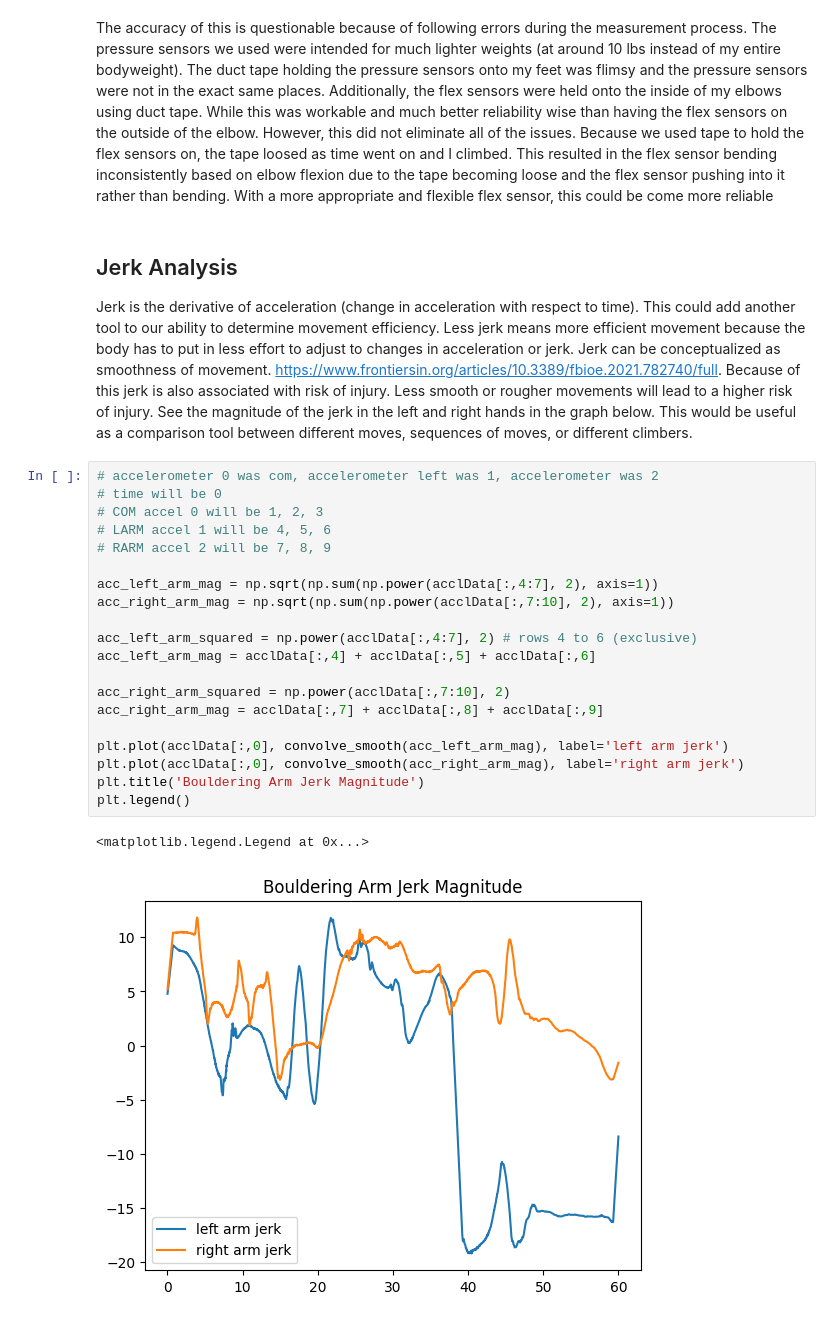
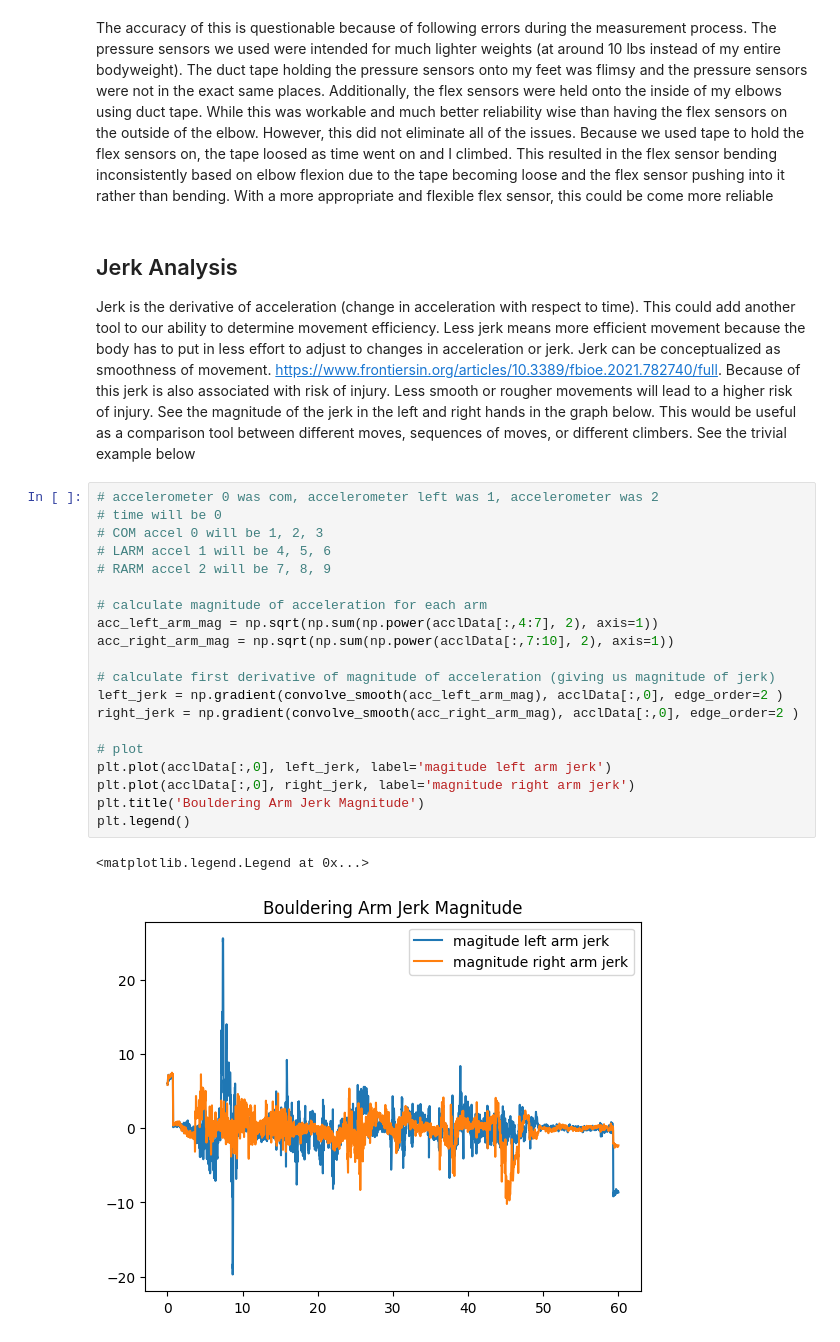
Before and after one commit to tobin-ford/CSCI-250-Capstone, a Jupyter notebook: efficiency_analysis.ipynb, the cells around one changed output. Drawn from its saved outputs; the diff is of its cells as text.

Commit message:
Tobin: Simple Arm Jerk Analysis

```diff
--- a/efficiency_analysis.ipynb
+++ b/efficiency_analysis.ipynb
@@ -171,27 +171,27 @@ The accuracy of this is questionable because of following errors during the meas
 # %% [markdown]
 ## Jerk Analysis
 
-Jerk is the derivative of acceleration (change in acceleration with respect to time). This could add another tool to our ability to determine movement efficiency. Less jerk means more efficient movement because the body has to put in less effort to adjust to changes in acceleration or jerk. Jerk can be conceptualized as smoothness of movement. https://www.frontiersin.org/articles/10.3389/fbioe.2021.782740/full. Because of this jerk is also associated with risk of injury. Less smooth or rougher movements will lead to a higher risk of injury. See the magnitude of the jerk in the left and right hands in the graph below. This would be useful as a comparison tool between different moves, sequences of moves, or different climbers.
+Jerk is the derivative of acceleration (change in acceleration with respect to time). This could add another tool to our ability to determine movement efficiency. Less jerk means more efficient movement because the body has to put in less effort to adjust to changes in acceleration or jerk. Jerk can be conceptualized as smoothness of movement. https://www.frontiersin.org/articles/10.3389/fbioe.2021.782740/full. Because of this jerk is also associated with risk of injury. Less smooth or rougher movements will lead to a higher risk of injury. See the magnitude of the jerk in the left and right hands in the graph below. This would be useful as a comparison tool between different moves, sequences of moves, or different climbers. See the trivial example below
 # %%
 # accelerometer 0 was com, accelerometer left was 1, accelerometer was 2
 # time will be 0
 # COM accel 0 will be 1, 2, 3
 # LARM accel 1 will be 4, 5, 6
 # RARM accel 2 will be 7, 8, 9
 
+# calculate magnitude of acceleration for each arm
 acc_left_arm_mag = np.sqrt(np.sum(np.power(acclData[:,4:7], 2), axis=1))
 acc_right_arm_mag = np.sqrt(np.sum(np.power(acclData[:,7:10], 2), axis=1))
 
-acc_left_arm_squared = np.power(acclData[:,4:7], 2) # rows 4 to 6 (exclusive)
-acc_left_arm_mag = acclData[:,4] + acclData[:,5] + acclData[:,6]
+# calculate first derivative of magnitude of acceleration (giving us magnitude of jerk)
+left_jerk = np.gradient(convolve_smooth(acc_left_arm_mag), acclData[:,0], edge_order=2 )
+right_jerk = np.gradient(convolve_smooth(acc_right_arm_mag), acclData[:,0], edge_order=2 )
 
-acc_right_arm_squared = np.power(acclData[:,7:10], 2)
-acc_right_arm_mag = acclData[:,7] + acclData[:,8] + acclData[:,9]
-
-plt.plot(acclData[:,0], convolve_smooth(acc_left_arm_mag), label='left arm jerk')
-plt.plot(acclData[:,0], convolve_smooth(acc_right_arm_mag), label='right arm jerk')
+# plot
+plt.plot(acclData[:,0], left_jerk, label='magitude left arm jerk')
+plt.plot(acclData[:,0], right_jerk, label='magnitude right arm jerk')
 plt.title('Bouldering Arm Jerk Magnitude')
 plt.legend()
 # %% [output]
 <matplotlib.legend.Legend at 0x...>
-[figure, old version]
+[figure, new version]
```
